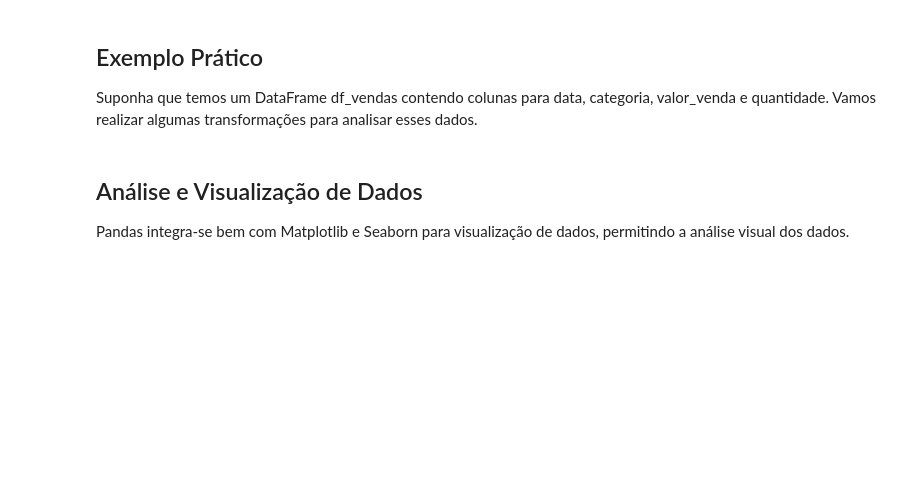
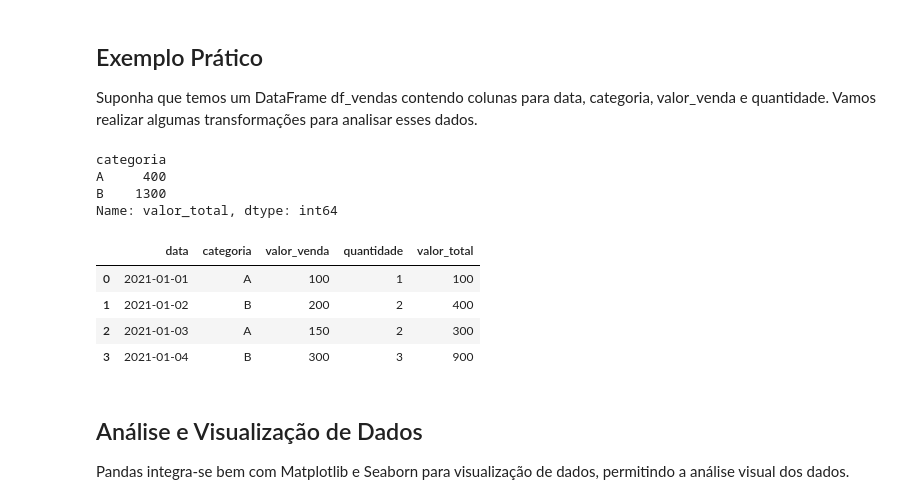
Before and after one commit to dacioms/DacioPythonDados, a Jupyter notebook: Aula3PandasIntro.ipynb, the cells around one changed output. Saved outputs shown, nothing was run; the diff lists cells and outputs as text; code cells hidden in the pictures; blank space fills up the shorter version.

```diff
--- a/Aula3PandasIntro.ipynb
+++ b/Aula3PandasIntro.ipynb
@@ -518,23 +518,34 @@ Suponha que temos um DataFrame df_vendas contendo colunas para data, categoria,
 # %%
 import pandas as pd
 
 # Simulando o DataFrame
 data = {
     'data': pd.date_range('2021-01-01', periods=4),
     'categoria': ['A', 'B', 'A', 'B'],
     'valor_venda': [100, 200, 150, 300],
     'quantidade': [1, 2, 2, 3]
 }
 df_vendas = pd.DataFrame(data)
 
 # Adicionando uma coluna 'valor_total'
 df_vendas['valor_total'] = df_vendas['valor_venda'] * df_vendas['quantidade']
 
 # Agrupando por 'categoria' e calculando o valor total de vendas por categoria
 vendas_por_categoria = df_vendas.groupby('categoria')['valor_total'].sum()
 
 # Exibindo o resultado
 print(vendas_por_categoria)
+df_vendas
+# %% [output]
+categoria
+A     400
+B    1300
+Name: valor_total, dtype: int64
+|  | data | categoria | valor_venda | quantidade | valor_total |
+| 0 | 2021-01-01 | A | 100 | 1 | 100 |
+| 1 | 2021-01-02 | B | 200 | 2 | 400 |
+| 2 | 2021-01-03 | A | 150 | 2 | 300 |
+| 3 | 2021-01-04 | B | 300 | 3 | 900 |
 # %% [markdown]
 ## Análise e Visualização de Dados
 
```
